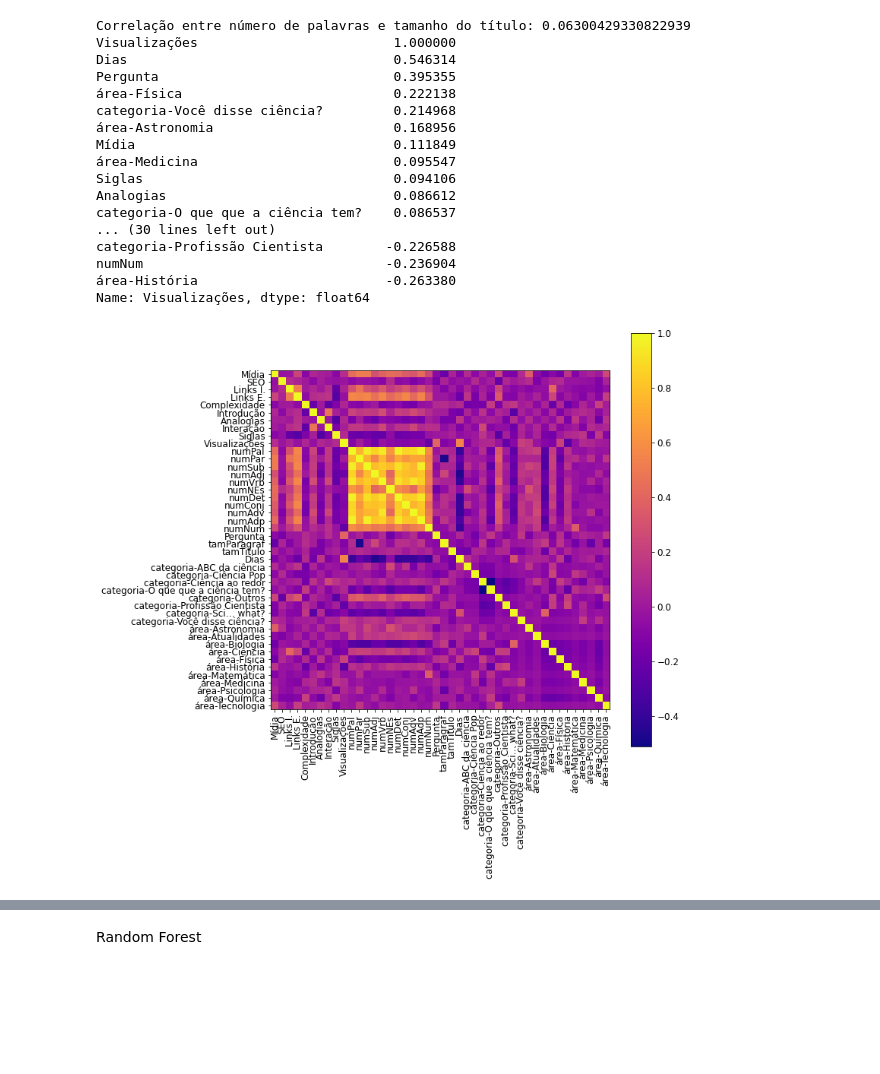
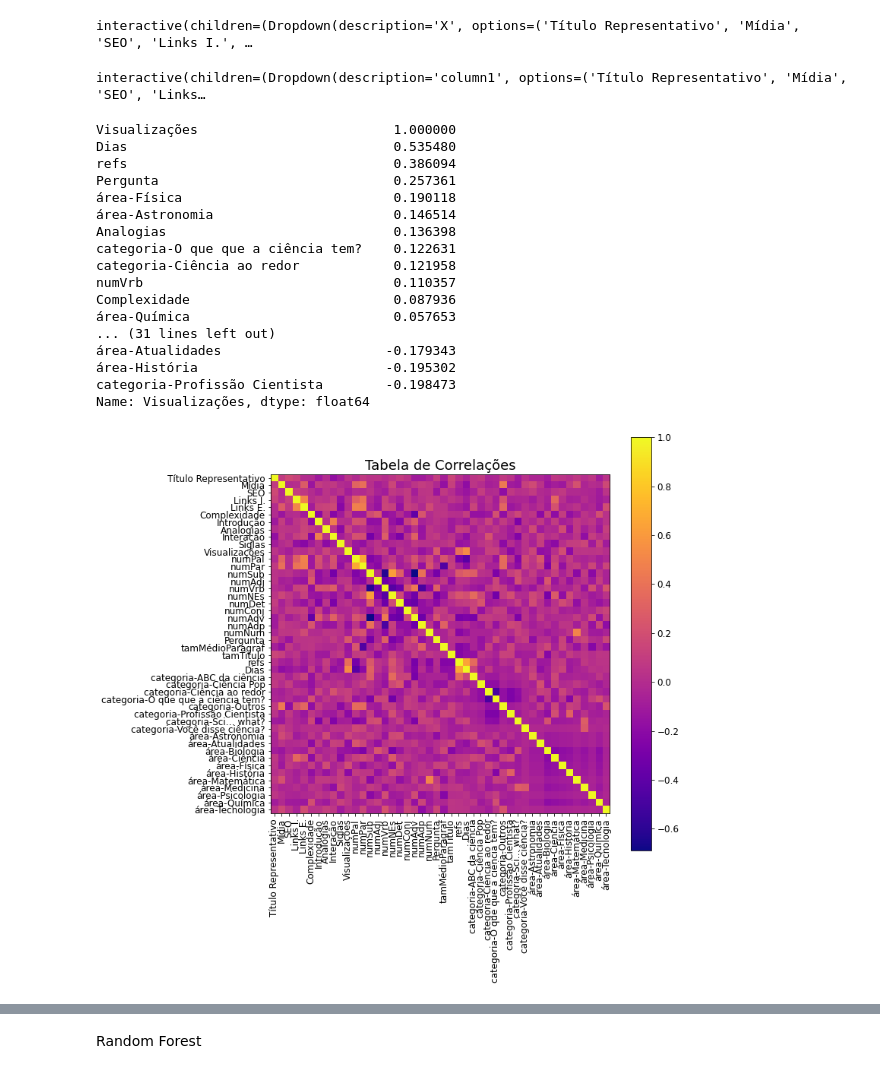
Before and after one commit to mdspena/PGC, a Jupyter notebook: PGC-Processamento.ipynb, the cells around one changed output, grey strips where cells are left out. Cells and saved outputs as stored; diff of their text form; code cells hidden in the pictures; blank space fills up the shorter version.

```diff
--- a/PGC-Processamento.ipynb
+++ b/PGC-Processamento.ipynb
@@ -54,7 +76,7 @@ print(df.head(5))
 # %%
 import datetime
 #dt = datetime.datetime.today()
-dt = datetime.datetime(year=2020,month=3,day=1, hour=0, minute=0, second=0, microsecond=0, tzinfo=None, fold=0)
+dt = datetime.datetime(year=2020,month=9,day=1, hour=0, minute=0, second=0, microsecond=0, tzinfo=None, fold=0)
 print(dt)
 # 2020-03-01 00:00:00
 
@@ -103,0 +144,12 @@ df.groupby('Área').count()[['Post']].sort_values(by=['Post'], ascending=0)
+# %%
+Q1, Q3 = np.percentile(df['Visualizações'], [25, 75])
+print('Primeiro quartil ou Pecentil 25:',Q1)
+print('Terceiro quartil ou percentil 75:',Q3)
+amplitude_interquartil = Q3 - Q1
+print('Amplitude interquartil:',amplitude_interquartil)
+limite_inferior = Q1 - (1.5 * amplitude_interquartil)
+limite_superior = Q3 + (1.5 * amplitude_interquartil)
+print('Limite Inferior:',limite_inferior )
+print('Limite Superior:',limite_superior )
+
+# IQR = Interquartile Range
@@ -302,4 +300,0 @@ Pergunta: 45            Não-pergunta: 73
-# %%
-# Retirando outliers
-
-df.drop(df[df.Visualizações > 2000].index, inplace=True)
@@ -372,0 +336,5 @@ df = pd.get_dummies(df,prefix=['categoria','área'],prefix_sep='-',columns=['Cat
+# %%
+# Retirando outliers
+#df.drop(df[df.Visualizações > 3000].index, inplace=True)
+
+df.drop(df[df.Visualizações > limite_superior].index, inplace=True)
@@ -373,32 +352,52 @@ df = pd.get_dummies(df,prefix=['categoria','área'],prefix_sep='-',columns=['Cat
+# %%
+@interact
+def scatter_plot(X=list(df.select_dtypes('number').columns),
+                 Y=list(df.select_dtypes('number').columns),
+                 size=(0,15,1)):
+    plt.figure(figsize=(size,size))
+    sns.lmplot(x=X, y=Y, data=df, height=size, truncate=True)
+    plt.grid()
+    corr = str(df[X].corr(df[Y]))
+    print(f'Correlação entre os atributos: {format(corr)}')
+# %% [output]
+interactive(children=(Dropdown(description='X', options=('Título Representativo', 'Mídia', 'SEO', 'Links I.', …
+# %%
+@interact
+def exibir(column1=list(df.select_dtypes('number').columns),
+           column2=list(df.select_dtypes('number').columns)):
+    corr = str(df[column1].corr(df[column2]))
+    return print(f'Correlação entre os atributos: {format(corr)}')
+# %% [output]
+interactive(children=(Dropdown(description='column1', options=('Título Representativo', 'Mídia', 'SEO', 'Links…
 # %%
 corr = df.corr()
-print("Correlação entre número de palavras e tamanho do título:", corr['numPal']['tamTitulo'])
 print(corr['Visualizações'].sort_values(ascending=False))
 plt.imshow(corr, cmap='plasma', interpolation='none')
 plt.colorbar()
+plt.title('Tabela de Correlações')
 plt.xticks(range(len(corr)), corr.columns, rotation=90)
 plt.yticks(range(len(corr)), corr.columns);
 plt.savefig("correl.png")
 plt.show()
 # %% [output]
-Correlação entre número de palavras e tamanho do título: 0.06300429330822939
 Visualizações                         1.000000
-Dias                                  0.546314
-Pergunta                              0.395355
-área-Física                           0.222138
-categoria-Você disse ciência?         0.214968
-área-Astronomia                       0.168956
-Mídia                                 0.111849
-área-Medicina                         0.095547
-Siglas                                0.094106
-Analogias                             0.086612
-categoria-O que que a ciência tem?    0.086537
-... (30 lines left out)
-categoria-Profissão Cientista        -0.226588
-numNum                               -0.236904
-área-História                        -0.263380
+Dias                                  0.535480
+refs                                  0.386094
+Pergunta                              0.257361
+área-Física                           0.190118
+área-Astronomia                       0.146514
+Analogias                             0.136398
+categoria-O que que a ciência tem?    0.122631
+categoria-Ciência ao redor            0.121958
+numVrb                                0.110357
+Complexidade                          0.087936
+área-Química                          0.057653
+... (31 lines left out)
+área-Atualidades                     -0.179343
+área-História                        -0.195302
+categoria-Profissão Cientista        -0.198473
 Name: Visualizações, dtype: float64
-[figure, old version]
+[figure, new version]
 # %%
 f, ax = plt.subplots(figsize=(30, 30))
 sns.heatmap(round(corr,2), annot=True, annot_kws={'fontsize':8})
```
Also changed, not shown: parts of 61 cells of this notebook, 8 other files.
